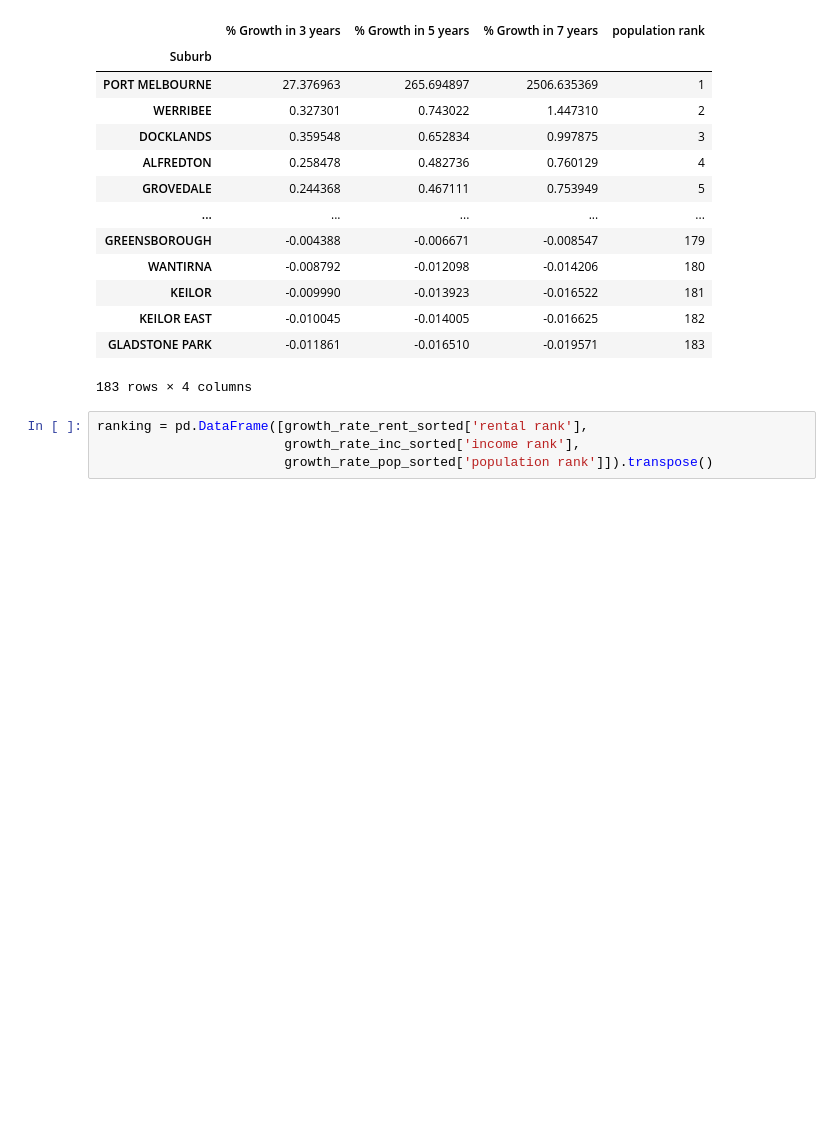
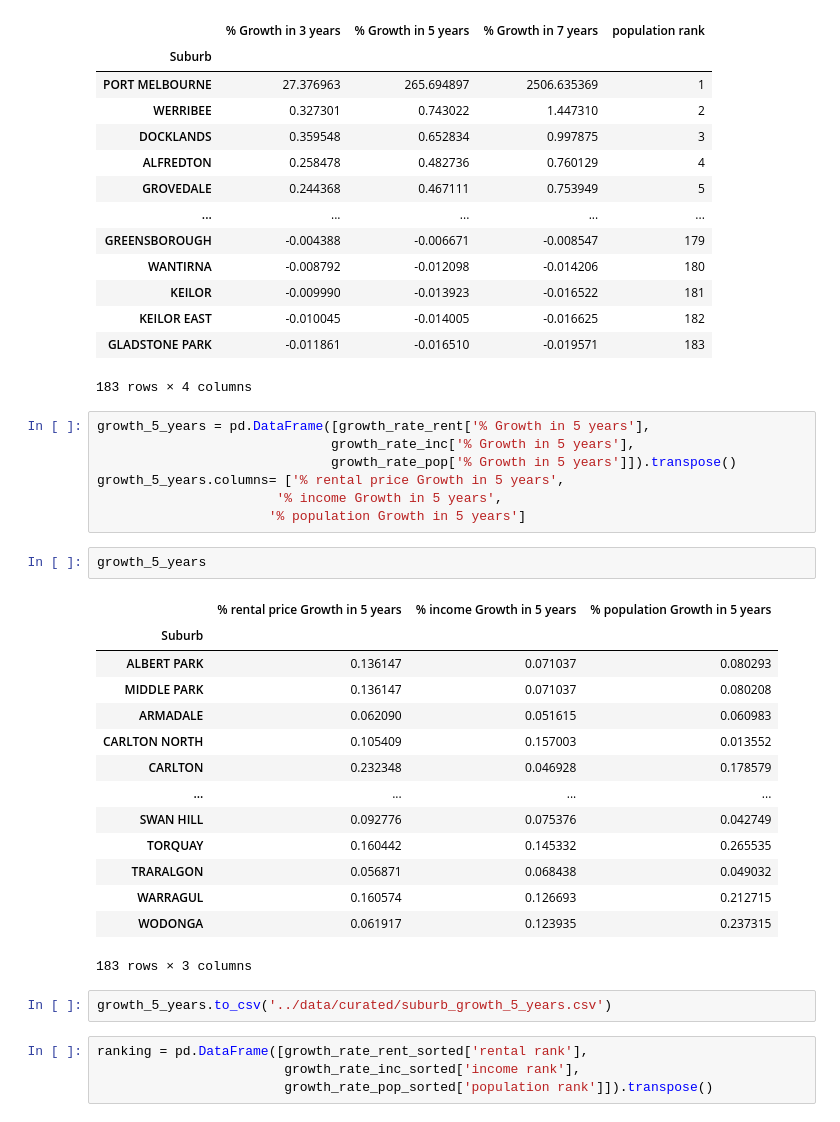
Before and after one commit to MAST30034-Applied-Data-Science/generic-real-estate-consulting-project-group-26, a Jupyter notebook: notebooks/Q2 Predict Growth Rate.ipynb, the cells around one changed output. Saved outputs shown, nothing was run; the diff lists cells and outputs as text; blank space fills up the shorter version.

```diff
--- a/notebooks/Q2 Predict Growth Rate.ipynb
+++ b/notebooks/Q2 Predict Growth Rate.ipynb
@@ -216,6 +216,32 @@ growth_rate_pop_sorted
 | KEILOR EAST | -0.010045 | -0.014005 | -0.016625 | 182 |
 | GLADSTONE PARK | -0.011861 | -0.016510 | -0.019571 | 183 |
 183 rows × 4 columns
+# %%
+growth_5_years = pd.DataFrame([growth_rate_rent['% Growth in 5 years'],
+                              growth_rate_inc['% Growth in 5 years'],
+                              growth_rate_pop['% Growth in 5 years']]).transpose()
+growth_5_years.columns= ['% rental price Growth in 5 years',
+                       '% income Growth in 5 years',
+                      '% population Growth in 5 years']
+# %%
+growth_5_years
+# %% [output]
+|  | % rental price Growth in 5 years | % income Growth in 5 years | % population Growth in 5 years |
+| Suburb |  |  |  |
+| ALBERT PARK | 0.136147 | 0.071037 | 0.080293 |
+| MIDDLE PARK | 0.136147 | 0.071037 | 0.080208 |
+| ARMADALE | 0.062090 | 0.051615 | 0.060983 |
+| CARLTON NORTH | 0.105409 | 0.157003 | 0.013552 |
+| CARLTON | 0.232348 | 0.046928 | 0.178579 |
+| ... | ... | ... | ... |
+| SWAN HILL | 0.092776 | 0.075376 | 0.042749 |
+| TORQUAY | 0.160442 | 0.145332 | 0.265535 |
+| TRARALGON | 0.056871 | 0.068438 | 0.049032 |
+| WARRAGUL | 0.160574 | 0.126693 | 0.212715 |
+| WODONGA | 0.061917 | 0.123935 | 0.237315 |
+183 rows × 3 columns
+# %%
+growth_5_years.to_csv('../data/curated/suburb_growth_5_years.csv')
 # %%
 ranking = pd.DataFrame([growth_rate_rent_sorted['rental rank'],
                         growth_rate_inc_sorted['income rank'],
```
Also changed, not shown: parts of 1 cell of this notebook, 4 other files.
